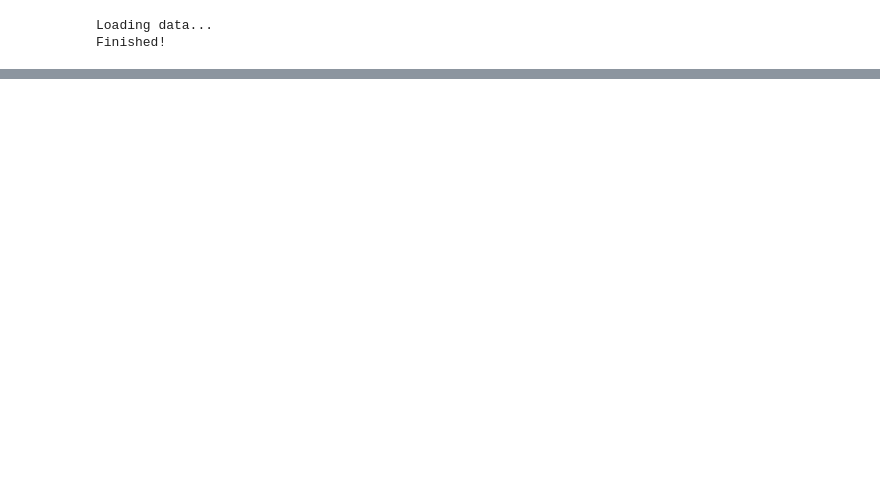
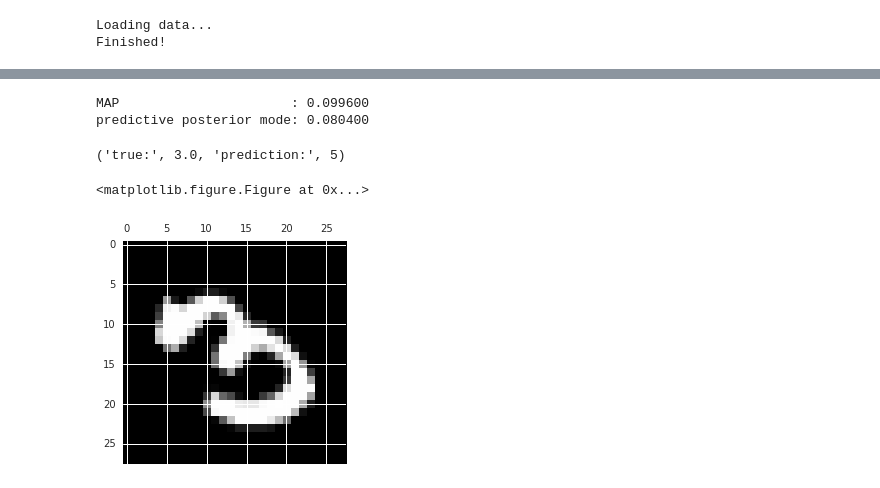
Before and after one commit to isachenkoroma/BNN, a Jupyter notebook: code/MNIST.ipynb, the cells around one changed output, grey strips where cells are left out. Drawn from its saved outputs; the diff is of its cells as text; code cells hidden in the pictures; blank space fills up the shorter version.

```diff
--- a/code/MNIST.ipynb
+++ b/code/MNIST.ipynb
@@ -149,0 +161,40 @@ Finished [100%]: Average Loss = 97,523
+# %%
+x = T.tensor4('X')
+n = T.iscalar('n')
+theano.config.compute_test_value = 'off'
+_sample_proba = approx.sample_node(neural_network_minibatch.out.distribution.p,
+                                   size=n,
+                                   more_replacements={minibatch_X:x})
+prediction = approx.apply_replacements(neural_network_minibatch.out.distribution.p,
+                                    deterministic=True,
+                                    more_replacements={minibatch_X:x})
+
+sample_proba = theano.function([x, n], _sample_proba)
+map_proba = theano.function([x], prediction)
+# %%
+y_pred_MAP = np.argmax(map_proba(X_test), axis=1)
+error_under_MAP = y_pred_MAP != y_test
+error_rate_under_MAP = error_under_MAP.mean()
+
+y_preds_posterior = sample_proba(X_test, 100)
+y_pred_posterior = mode(np.argmax(y_preds_posterior, axis=-1), axis=0).mode[0]
+error_under_posterior = y_pred_posterior != y_test
+error_rate_under_posterior = error_under_posterior.mean()
+# %%
+print('MAP                      : %f' % error_rate_under_MAP)
+print('predictive posterior mode: %f' % error_rate_under_posterior)
+# %% [output]
+MAP                      : 0.099600
+predictive posterior mode: 0.080400
+# %%
+def check_the_error_at(idx):
+    print('true:', y_test[error_under_posterior][idx],'prediction:', y_pred_posterior[error_under_posterior][idx])
+    plt.gray()
+    plt.matshow(X_test[error_under_posterior][idx][0])
+    plt.show()
+# %%
+check_the_error_at(0)
+# %% [output]
+('true:', 3.0, 'prediction:', 5)
+<matplotlib.figure.Figure at 0x...>
+[figure, added]
```
Also changed, not shown: parts of 19 cells of this notebook, 1 other file.
